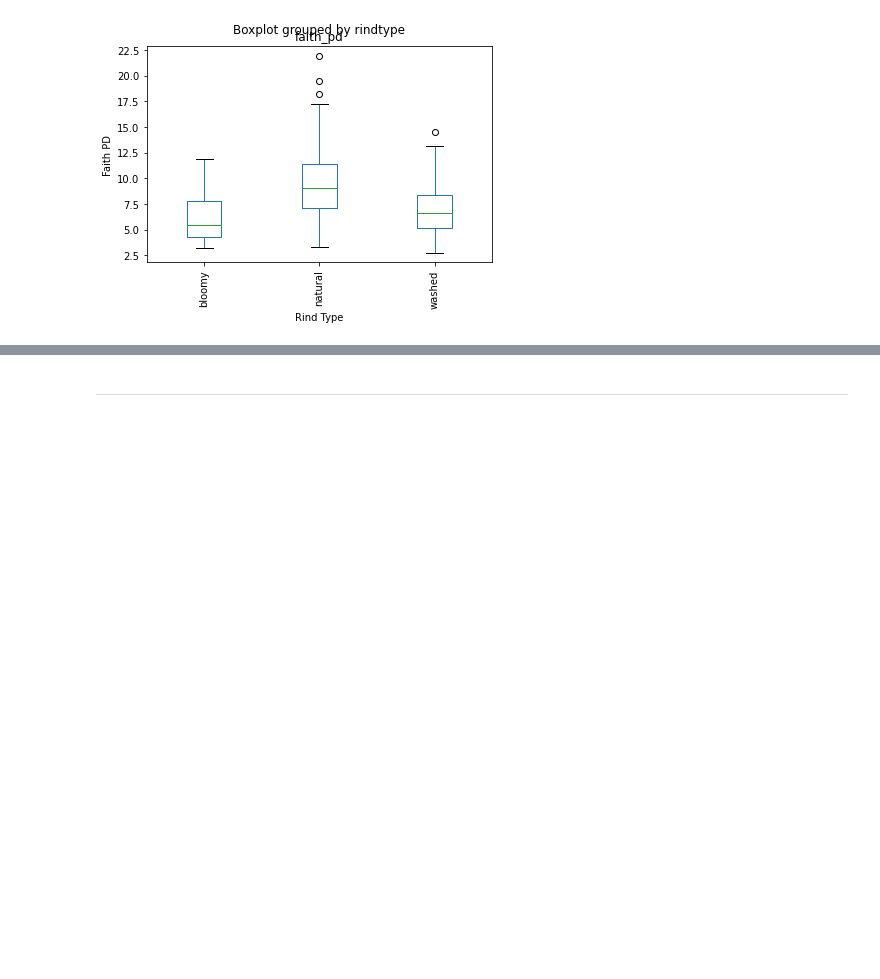
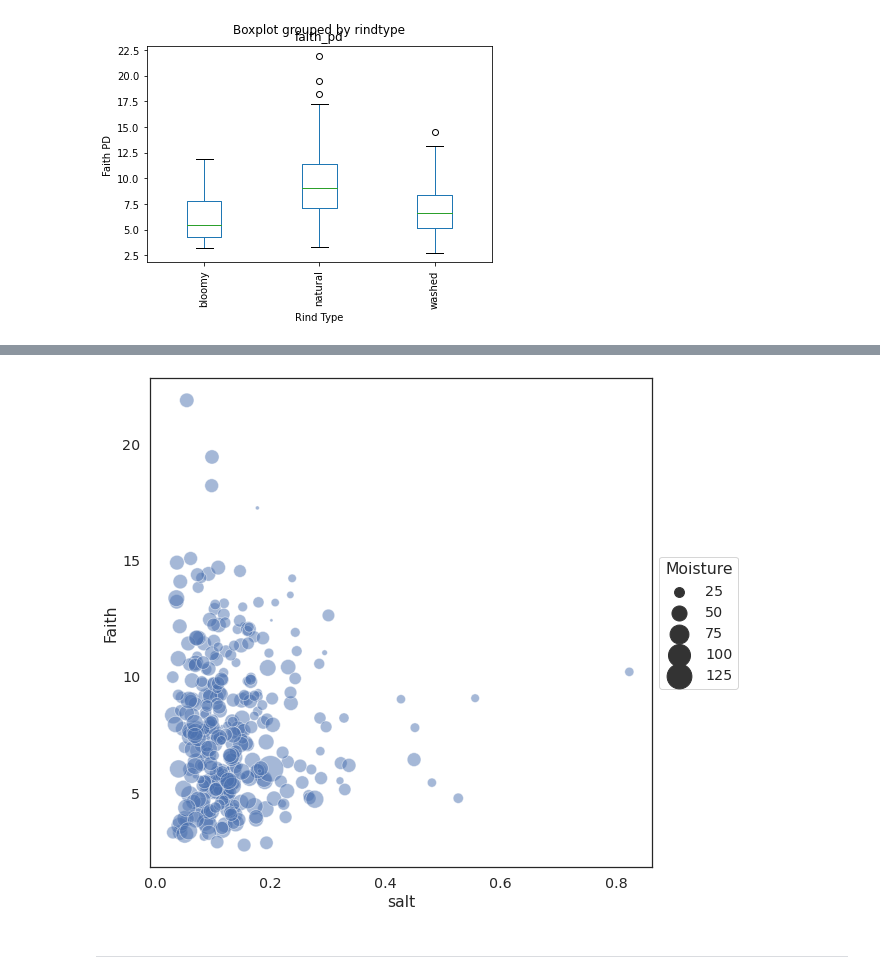
Before and after one commit to besutter1/Cheez-Eyez, a Jupyter notebook: diversity.ipynb, the cells around one changed output, grey strips where cells are left out. Cells and saved outputs as stored; diff of their text form; code cells hidden in the pictures; blank space fills up the shorter version.

```diff
--- a/diversity.ipynb
+++ b/diversity.ipynb
@@ -301,0 +398,5 @@ Text(0.5, 0, 'Rind Type')
+# %%
+faith_salt_moist = pd.concat([faith, salt, moisture], join = 'inner', axis = 1)
+faith_salt_moist['salt'] = pd.to_numeric(faith_salt_moist['salt'], errors ='coerce')
+faith_salt_moist['moisture'] = pd.to_numeric(faith_salt_moist['moisture'], errors ='coerce')
+faith_salt_moist['faith_pd'] = pd.to_numeric(faith_salt_moist['faith_pd'], errors ='coerce')
@@ -302,3 +448,37 @@ Text(0.5, 0, 'Rind Type')
+# %%
+    xticks = np.arange(5, 71, 10)
+    ax.set_xticks(xticks)
+    yticks = np.arange(0, 25, 0.2)
+    ax.set_yticks(yticks)
+# %%
+sns.set(rc={'figure.figsize':(9, 9), 'font.family': ['DejaVu Sans']}, style='white')
+with sns.plotting_context("notebook", font_scale=1.3):
+    # seaborn's scatter plot
+    ax = sns.scatterplot(
+        x=faith_salt_moist['salt'],
+        y=faith_salt_moist['faith_pd'],
+        size=faith_salt_moist['moisture'],
+        sizes=(10, 700),
+        alpha=0.5,
+    )
+
+
+    # matplotlib's customization
+    ax.set_xlabel('salt')
+    ax.set_ylabel('Faith')
+
+
+    ax.tick_params(axis='x', which='minor', bottom=True)
+    ax.tick_params(axis='y', which='minor', left=True)
+
+    ax.legend(loc='center left', bbox_to_anchor=(1, 0.5))
+    legend = ax.get_legend()
+    legend.set_title('Moisture')
+
+    ax.xaxis.set_major_locator(plt.MaxNLocator(5))
+    ax.yaxis.set_major_locator(plt.MaxNLocator(5))
+# %% [output]
+[figure, added]
 # %% [markdown]
 ---
 # %% [markdown]
```
Also changed, not shown: parts of 6 cells of this notebook.
